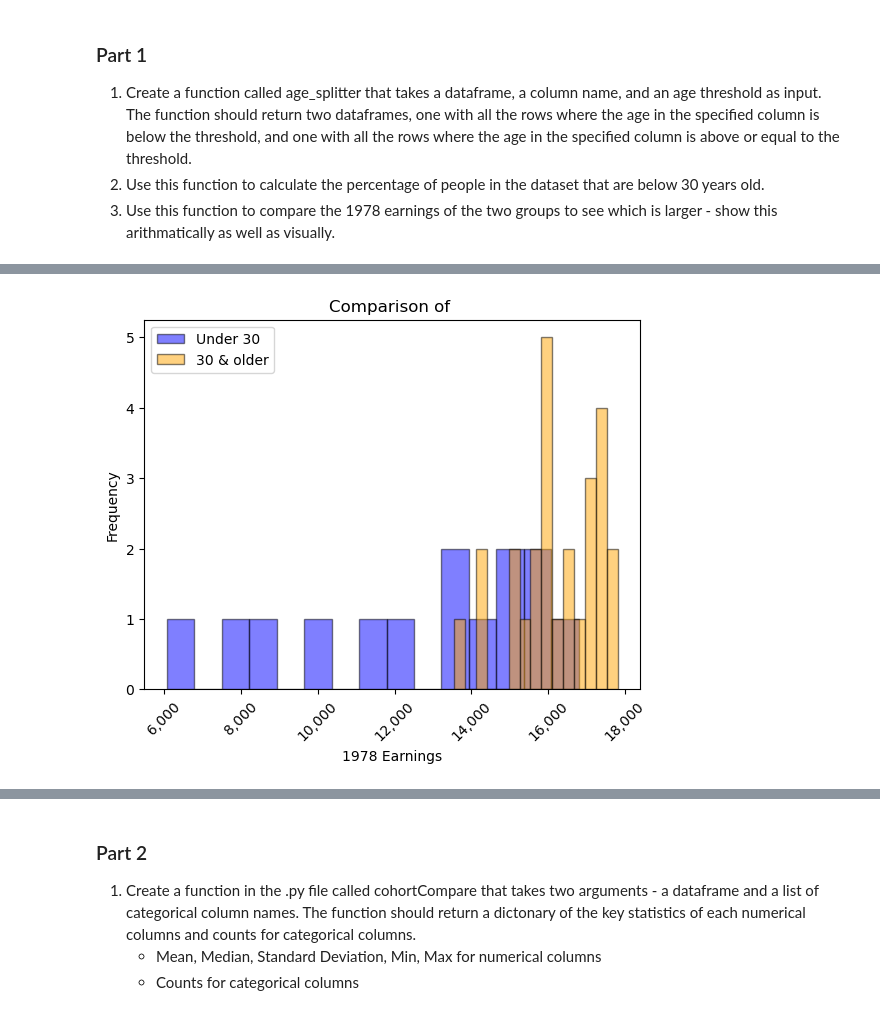
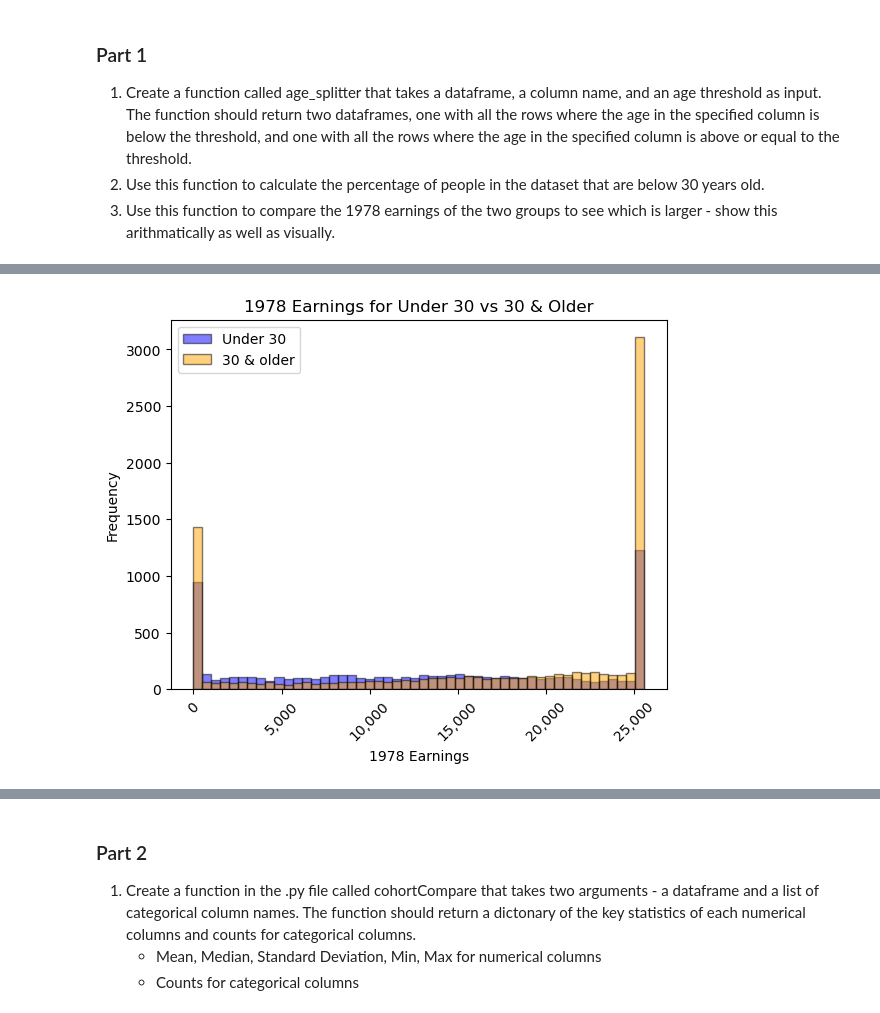
Before and after one commit to AkeemSemperDataScience/data3450-assignment-1-mlsiebold, a Jupyter notebook: START_Asn_1_2025.ipynb, the cells around one changed output, grey strips where cells are left out. Cells and saved outputs as stored; diff of their text form; code cells hidden in the pictures.

```diff
--- a/START_Asn_1_2025.ipynb
+++ b/START_Asn_1_2025.ipynb
@@ -113,22 +133,22 @@ df_earn_below.head()
 # %%
 import matplotlib.pyplot as plt
 import matplotlib.ticker as tk
 
 fig, ax = plt.subplots()
 
 # Plot histograms overlaid
-ax.hist(df_earn_below['Earnings_1978'], bins=15, alpha=0.5, label='Under 30', color='blue', edgecolor='black')    # Note: alpha=0.5 makes the bars semi
-ax.hist(df_earn_above['Earnings_1978'], bins=15, alpha=0.5, label='30 & older', color='orange', edgecolor='black')
+ax.hist(df_below['Earnings_1978'], bins=50, alpha=0.5, label='Under 30', color='blue', edgecolor='black')    # Note: alpha=0.5 makes the bars semi
+ax.hist(df_above_equal['Earnings_1978'], bins=50, alpha=0.5, label='30 & older', color='orange', edgecolor='black')
 
-ax.set_title('Comparison of ')
+ax.set_title('1978 Earnings for Under 30 vs 30 & Older')
 ax.set_xlabel('1978 Earnings')
 ax.set_ylabel('Frequency')
 ax.legend()
 plt.xticks(rotation=45)
 
 formatter = tk.StrMethodFormatter('{x:,.0f}')  # Format as an integer with comma
 ax.xaxis.set_major_formatter(formatter)
 
 plt.show()
 # %% [output]
-[figure, old version]
+[figure, new version]
```
Also changed, not shown: parts of 12 cells of this notebook, 1 other file.
